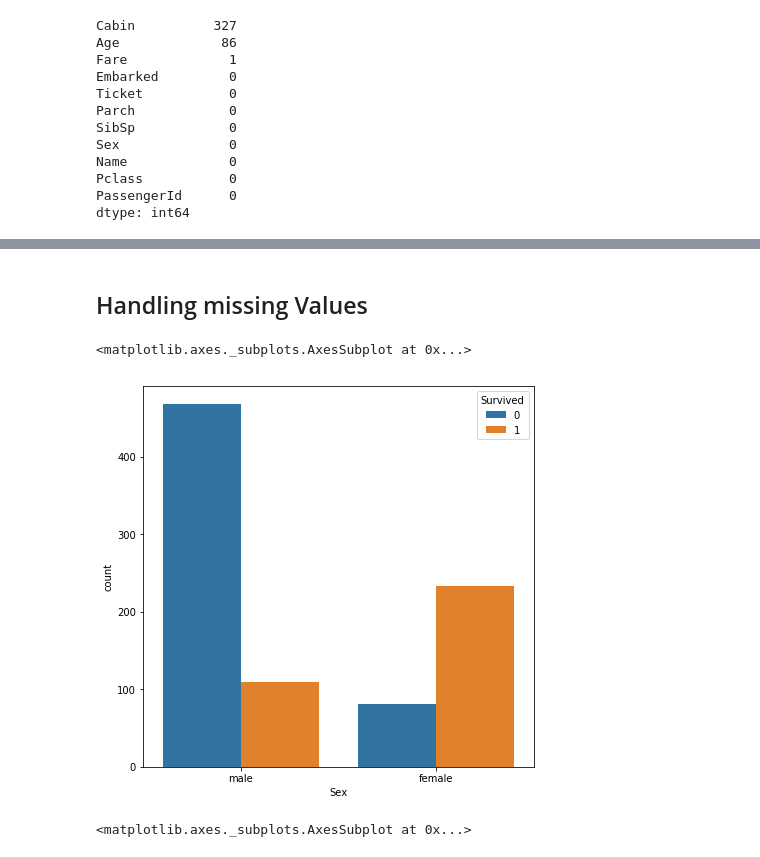
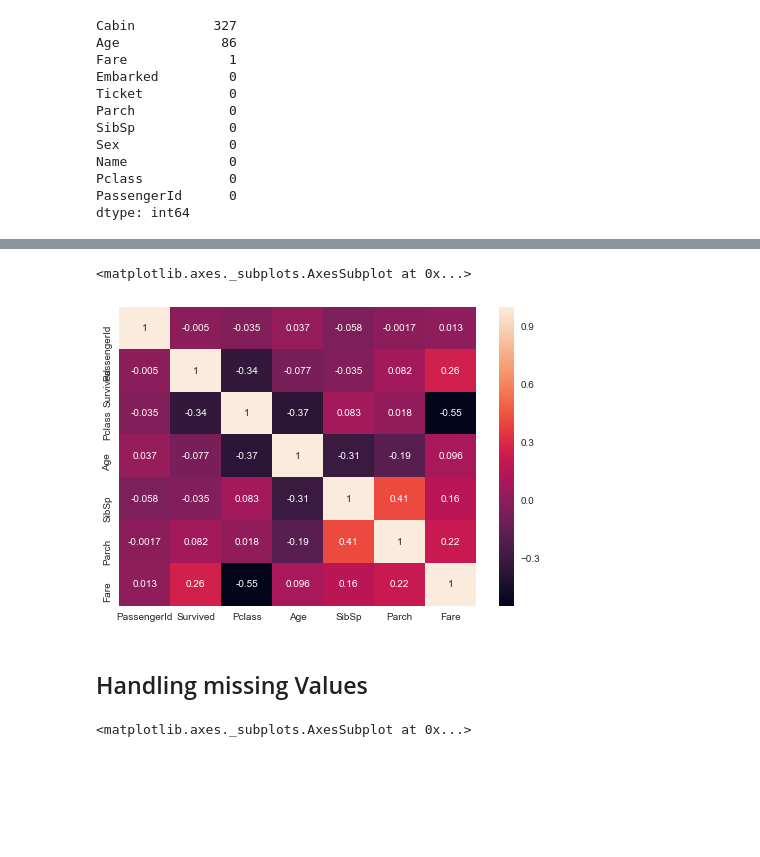
Before and after one commit to dgangwar/Machine-Learning-Exercises, a Jupyter notebook: TitanicClassification/Titanic Disaster Classification.ipynb, the cells around one changed output, grey strips where cells are left out. Drawn from its saved outputs; the diff is of its cells as text; code cells hidden in the pictures; blank space fills up the shorter version.

```diff
--- a/TitanicClassification/Titanic Disaster Classification.ipynb
+++ b/TitanicClassification/Titanic Disaster Classification.ipynb
@@ -59,3 +86,8 @@ total_data.hist(bins=10,figsize=(9,7),grid=False);
+# %%
+sns.heatmap(data = train_df.corr() , annot=True)
+# %% [output]
+<matplotlib.axes._subplots.AxesSubplot at 0x...>
+[figure, added]
 # %% [markdown]
 ## Handling missing Values
 # %%
@@ -63,12 +94,6 @@ total_data.hist(bins=10,figsize=(9,7),grid=False);
 train_df[train_df['Embarked'].isnull()]
 
 train_df["Embarked"] = train_df.fillna(train_df["Embarked"].mode()[0])
-# %%
-plt.figure(figsize=(7,7))
-sns.countplot(data=train_df,x='Sex',hue='Survived')
-# %% [output]
-<matplotlib.axes._subplots.AxesSubplot at 0x...>
-[figure, removed]
 # %%
 plt.figure(figsize=(8,6))
 plt.style.use('seaborn')
```
Also changed, not shown: parts of 8 cells of this notebook.
